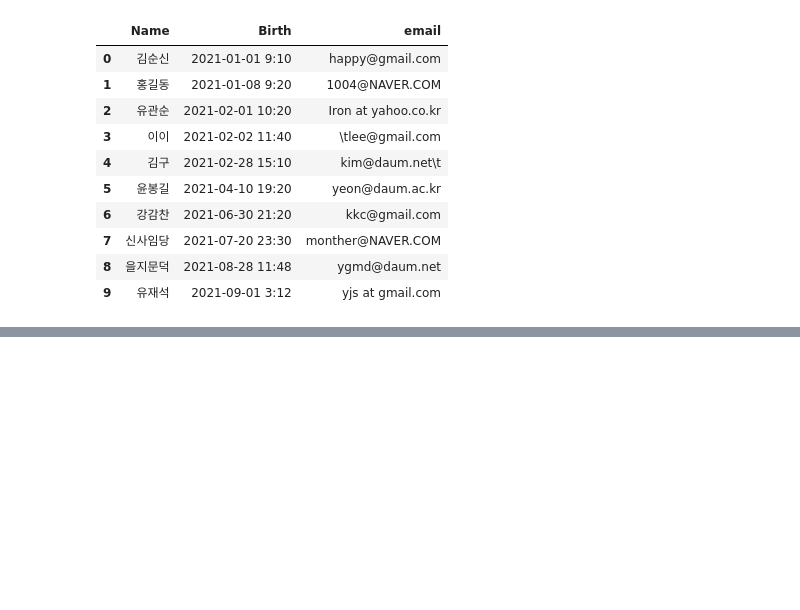
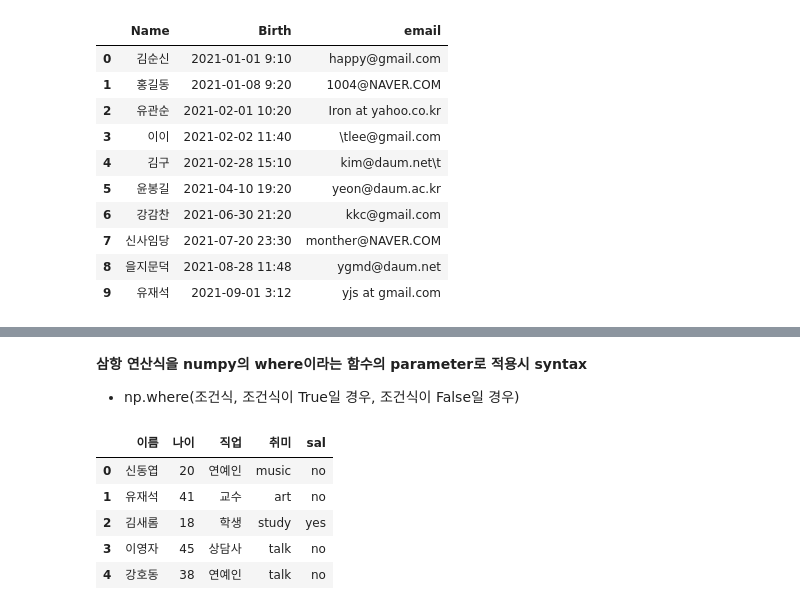
Before and after one commit to Yejin-Ha/Tech-Stack, a Jupyter notebook: pythonLib/01_Pandas_basic.ipynb, the cells around one changed output, grey strips where cells are left out. Drawn from its saved outputs; the diff is of its cells as text; code cells hidden in the pictures; blank space fills up the shorter version.

```diff
--- a/pythonLib/01_Pandas_basic.ipynb
+++ b/pythonLib/01_Pandas_basic.ipynb
@@ -407,0 +432,4 @@ df
+# %%
+df = pd.read_csv('dataset/04.friendsTabNoHead.txt',
+                 delimiter='\t', header=None, names=['이름', '나이', '직업', '취미'])
+df
@@ -407,0 +443,13 @@ df
+# %% [markdown]
+**삼항 연산식을 numpy의 where이라는 함수의 parameter로 적용시 syntax**
+- np.where(조건식, 조건식이 True일 경우, 조건식이 False일 경우)
+# %%
+df['sal'] = np.where(df['직업'] == '학생', 'yes', 'no')
+df
+# %% [output]
+|  | 이름 | 나이 | 직업 | 취미 | sal |
+| 0 | 신동엽 | 20 | 연예인 | music | no |
+| 1 | 유재석 | 41 | 교수 | art | no |
+| 2 | 김새롬 | 18 | 학생 | study | yes |
+| 3 | 이영자 | 45 | 상담사 | talk | no |
+| 4 | 강호동 | 38 | 연예인 | talk | no |
```
Also changed, not shown: parts of 30 cells of this notebook, 1 other file.
